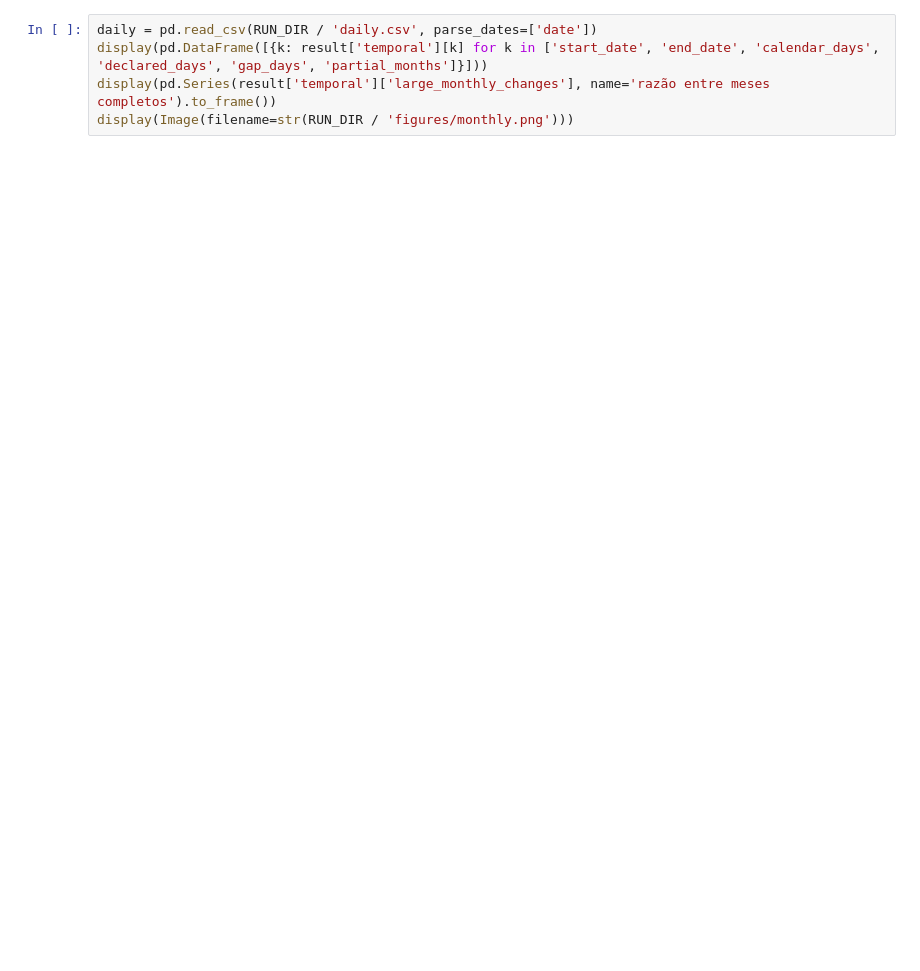
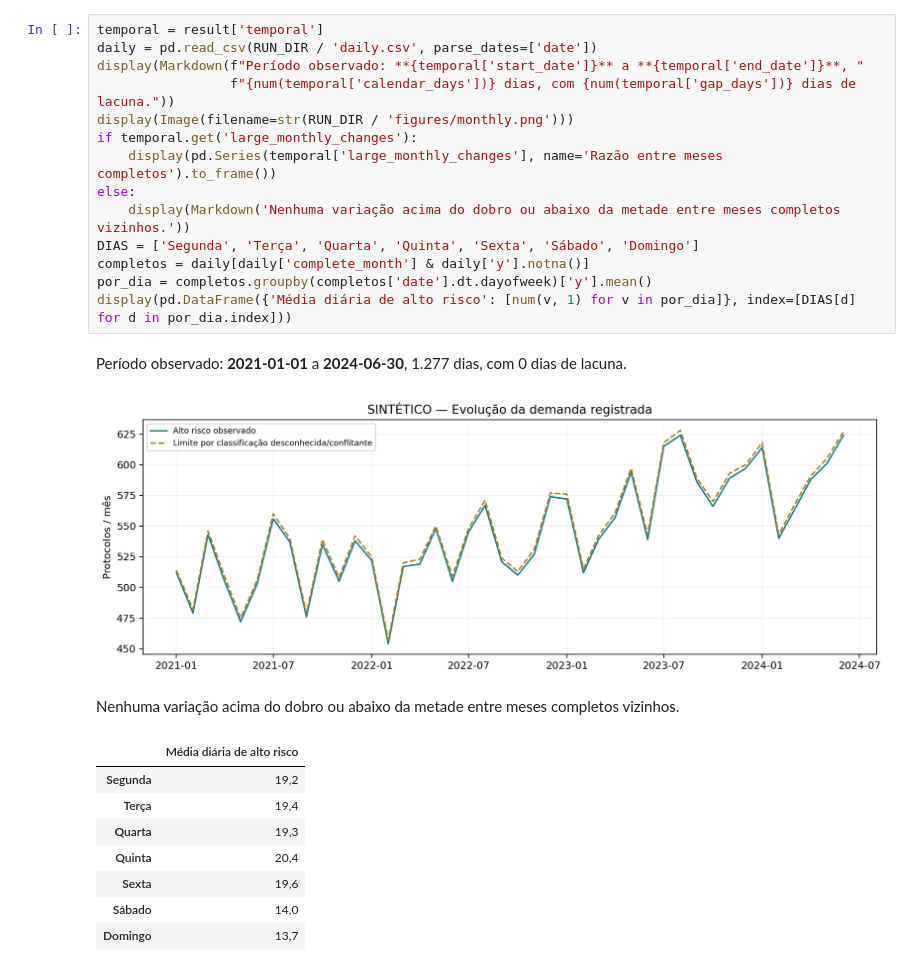
Before and after one commit to YanSamuray/sentinela, a Jupyter notebook: notebooks/99_storytelling_resultados.ipynb, the cells around one changed output. Saved outputs shown, nothing was run; the diff lists cells and outputs as text; blank space fills up the shorter version.

```diff
--- a/notebooks/99_storytelling_resultados.ipynb
+++ b/notebooks/99_storytelling_resultados.ipynb
@@ -46,6 +107,27 @@ As janelas declaradas dos arquivos não comprovam completude da extração. Um d
 # %%
+temporal = result['temporal']
 daily = pd.read_csv(RUN_DIR / 'daily.csv', parse_dates=['date'])
-display(pd.DataFrame([{k: result['temporal'][k] for k in ['start_date', 'end_date', 'calendar_days', 'declared_days', 'gap_days', 'partial_months']}]))
-display(pd.Series(result['temporal']['large_monthly_changes'], name='razão entre meses completos').to_frame())
+display(Markdown(f"Período observado: **{temporal['start_date']}** a **{temporal['end_date']}**, "
+                 f"{num(temporal['calendar_days'])} dias, com {num(temporal['gap_days'])} dias de lacuna."))
 display(Image(filename=str(RUN_DIR / 'figures/monthly.png')))
+if temporal.get('large_monthly_changes'):
+    display(pd.Series(temporal['large_monthly_changes'], name='Razão entre meses completos').to_frame())
+else:
+    display(Markdown('Nenhuma variação acima do dobro ou abaixo da metade entre meses completos vizinhos.'))
+DIAS = ['Segunda', 'Terça', 'Quarta', 'Quinta', 'Sexta', 'Sábado', 'Domingo']
+completos = daily[daily['complete_month'] & daily['y'].notna()]
+por_dia = completos.groupby(completos['date'].dt.dayofweek)['y'].mean()
+display(pd.DataFrame({'Média diária de alto risco': [num(v, 1) for v in por_dia]}, index=[DIAS[d] for d in por_dia.index]))
+# %% [output]
+Período observado: **2021-01-01** a **2024-06-30**, 1.277 dias, com 0 dias de lacuna.
+[figure, added]
+Nenhuma variação acima do dobro ou abaixo da metade entre meses completos vizinhos.
+|  | Média diária de alto risco |
+| Segunda | 19,2 |
+| Terça | 19,4 |
+| Quarta | 19,3 |
+| Quinta | 20,4 |
+| Sexta | 19,6 |
+| Sábado | 14,0 |
+| Domingo | 13,7 |
 # %% [markdown]
```
Also changed, not shown: parts of 11 cells of this notebook, 9 other files.
